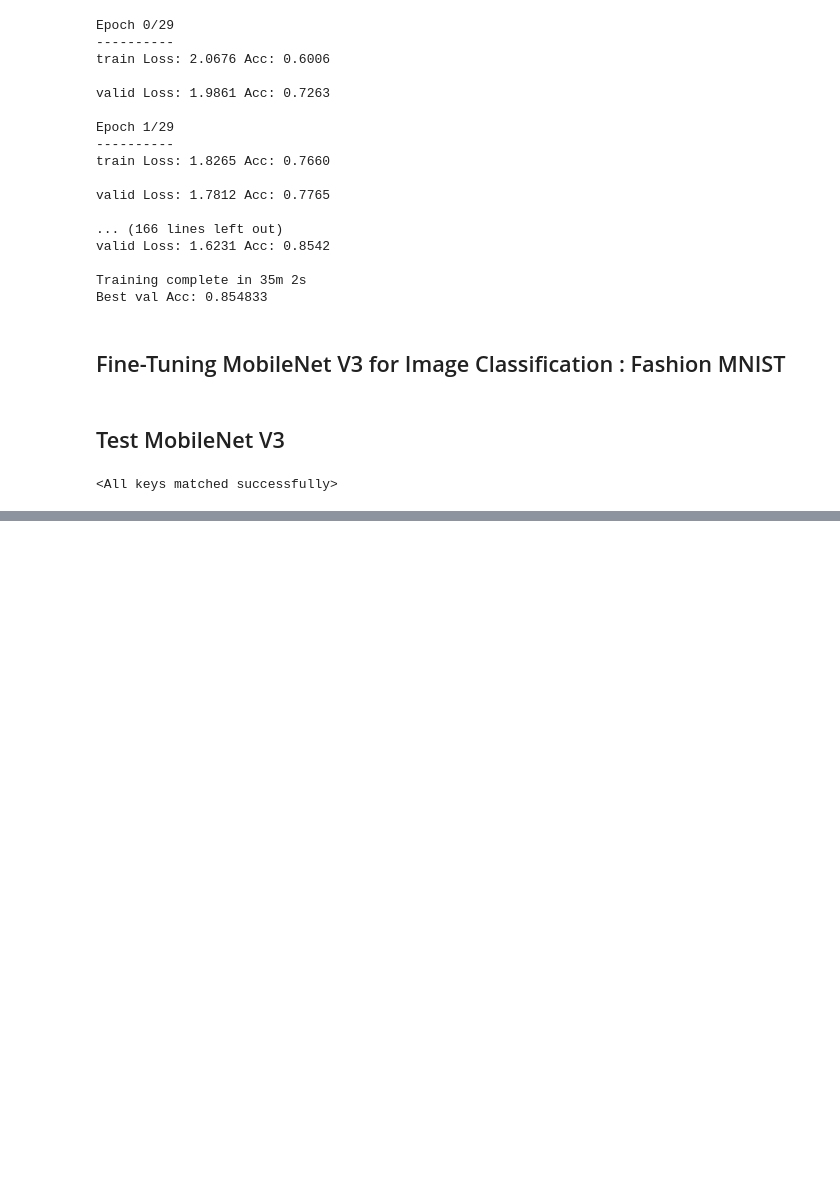
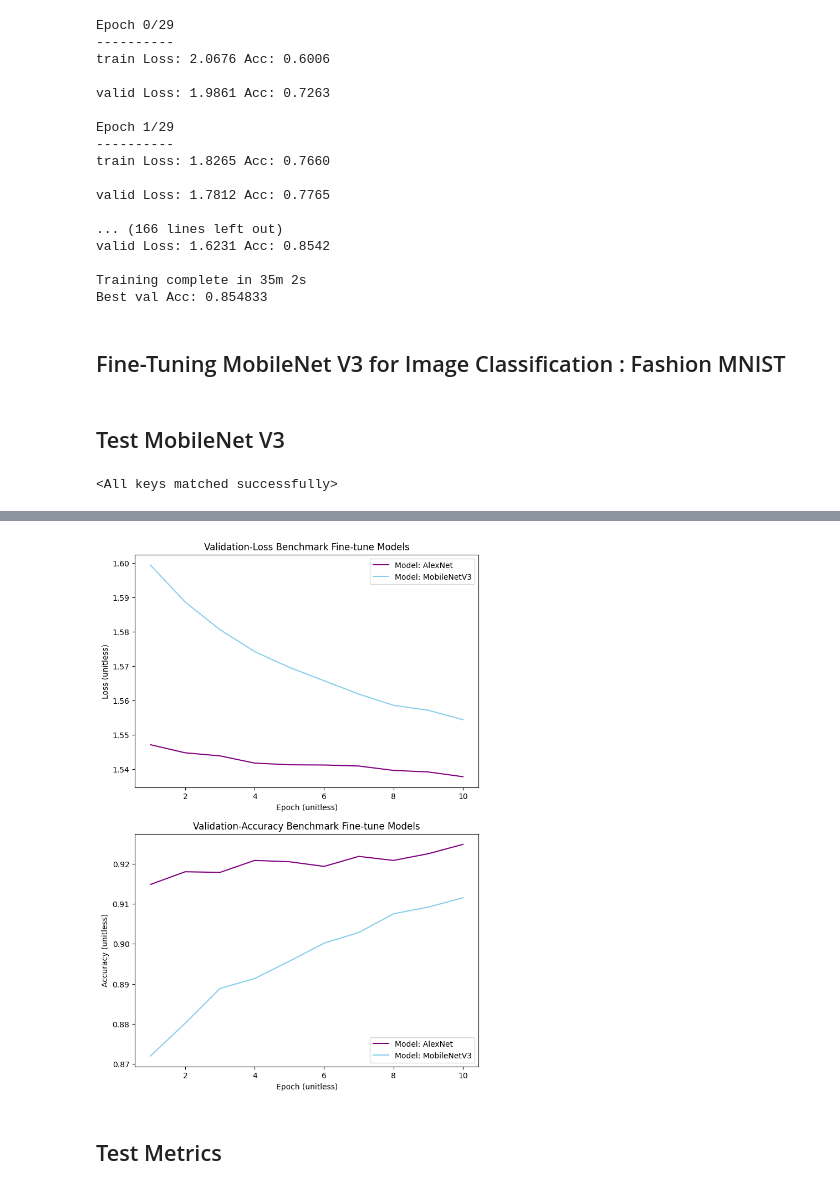
Before and after one commit to kevinmedinag96/Im_Class_Fashion_MNIST, a Jupyter notebook: main.ipynb, the cells around one changed output, grey strips where cells are left out. Saved outputs shown, nothing was run; the diff lists cells and outputs as text; code cells hidden in the pictures; blank space fills up the shorter version.

```diff
--- a/main.ipynb
+++ b/main.ipynb
@@ -822,0 +1170,42 @@ test_model(mobilenet_v3_small_model,logger)
+# %%
+fig, ax = plt.subplots(2,1, figsize=(8, 12))
+color1 = mcolors.CSS4_COLORS["purple"]
+color2 = mcolors.CSS4_COLORS["skyblue"]
+
+
+custom_ylim = (1.3,2.1)
+custom_xlim = (1,30)
+
+#plt.setp(ax,  ylim=custom_ylim)#, xlim=custom_xlim)
+
+
+
+
+#---------------------------------- Loss ------------------------------------------------------------- #
+
+ax[0].plot(df_worksheet_2.index + 1,df_worksheet_2["Validation","Alexnet","Loss"],color = color1, label = "Model: AlexNet")
+ax[0].plot(df_worksheet_2.index + 1,df_worksheet_2["Validation","MobileNetV3","Loss"],color = color2, label = "Model: MobileNetV3")
+
+
+ax[0].title.set_text("Validation-Loss Benchmark Fine-tune Models")
+ax[0].set_xlabel("Epoch (unitless)")
+ax[0].set_ylabel("Loss (unitless)")
+ax[0].legend(loc='upper right')
+
+#---------------------------------- Accuracy ------------------------------------------------------------- #
+
+ax[1].plot(df_worksheet_2.index + 1,df_worksheet_2["Validation","Alexnet","Accuracy"],color = color1, label = "Model: AlexNet")
+ax[1].plot(df_worksheet_2.index + 1,df_worksheet_2["Validation","MobileNetV3","Accuracy"],color = color2, label = "Model: MobileNetV3")
+
+
+ax[1].title.set_text("Validation-Accuracy Benchmark Fine-tune Models")
+ax[1].set_xlabel("Epoch (unitless)")
+ax[1].set_ylabel("Accuracy (unitless)")
+ax[1].legend(loc='lower right')
+
+
+plt.show()
+# %% [output]
+[figure, added]
+# %% [markdown]
+## Test Metrics
```
Also changed, not shown: parts of 41 cells of this notebook, 1 other file.
